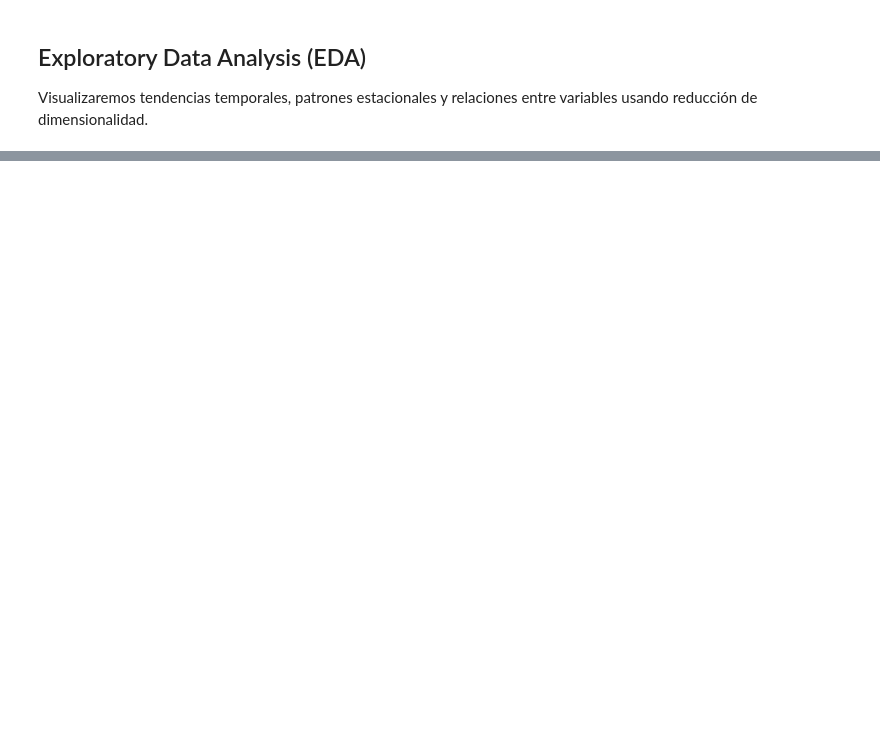
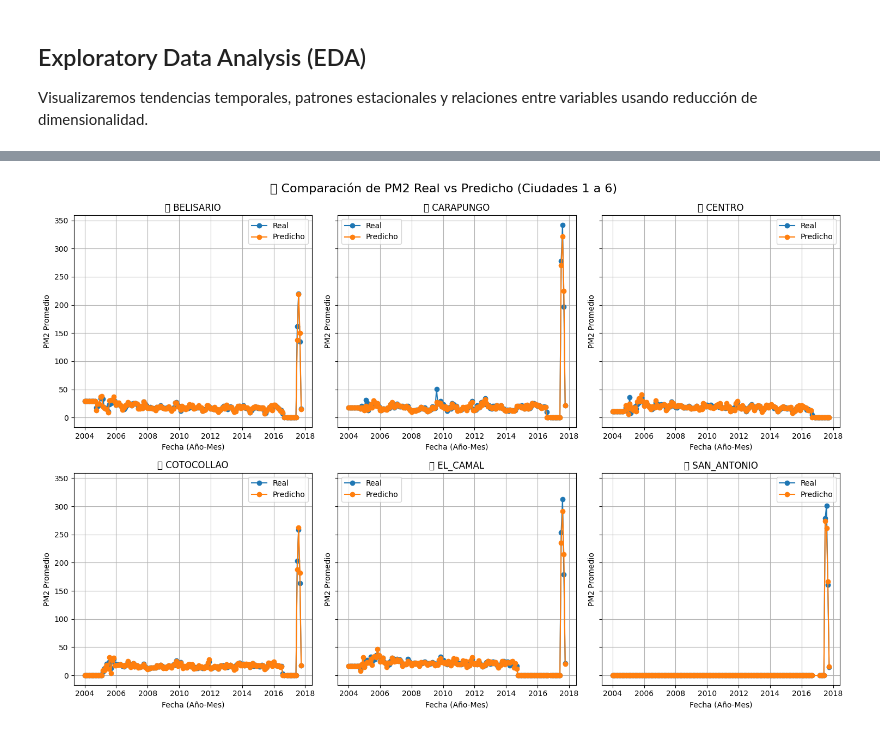
Before and after one commit to JossueJativa/InteligenciaArtificial2, a Jupyter notebook: Proyecto/EJDJ.ipynb, the cells around one changed output, grey strips where cells are left out. Drawn from its saved outputs; the diff is of its cells as text; code cells hidden in the pictures; blank space fills up the shorter version.

```diff
--- a/Proyecto/EJDJ.ipynb
+++ b/Proyecto/EJDJ.ipynb
@@ -213,0 +305,34 @@ Fold 5: MAE=20.75, RMSE=61.28, SMAPE=42.45%
+# %%
+cities = combined_df['STATION_NAME'].unique()
+n_per_fig = 6  # 3 filas * 2 columnas
+
+for start_idx in range(0, len(cities), n_per_fig):
+    subset_cities = cities[start_idx:start_idx + n_per_fig]
+
+    n_rows = 2
+    n_cols = 3
+    fig, axes = plt.subplots(n_rows, n_cols, figsize=(15, 5 * n_rows), sharey=True)
+    axes = axes.flatten()  # Para indexar fácilmente
+
+    for ax_idx, ax in enumerate(axes):
+        if ax_idx < len(subset_cities):
+            city = subset_cities[ax_idx]
+            city_df = combined_df[combined_df['STATION_NAME'] == city].copy()
+            city_df['YearMonth'] = pd.to_datetime(city_df[['Year', 'Month']].assign(DAY=1))
+
+            ax.plot(city_df['YearMonth'], city_df['PM2_real'], label='Real', marker='o')
+            ax.plot(city_df['YearMonth'], city_df['PM2_predicted'], label='Predicho', marker='o')
+            ax.set_title(f'📍 {city}')
+            ax.set_xlabel('Fecha (Año-Mes)')
+            ax.set_ylabel('PM2 Promedio')
+            ax.grid(True)
+            ax.legend()
+        else:
+            fig.delaxes(ax)  # Eliminar ejes sobrantes si hay menos ciudades que espacios
+
+    plt.suptitle(f'📈 Comparación de PM2 Real vs Predicho (Ciudades {start_idx+1} a {start_idx+len(subset_cities)})', fontsize=16)
+    plt.tight_layout(rect=[0, 0, 1, 0.96])
+    plt.subplots_adjust(top=0.92)  # Ajustar título superior
+    plt.show()
+# %% [output]
+[figure, added]
```
Also changed, not shown: parts of 9 cells of this notebook.
